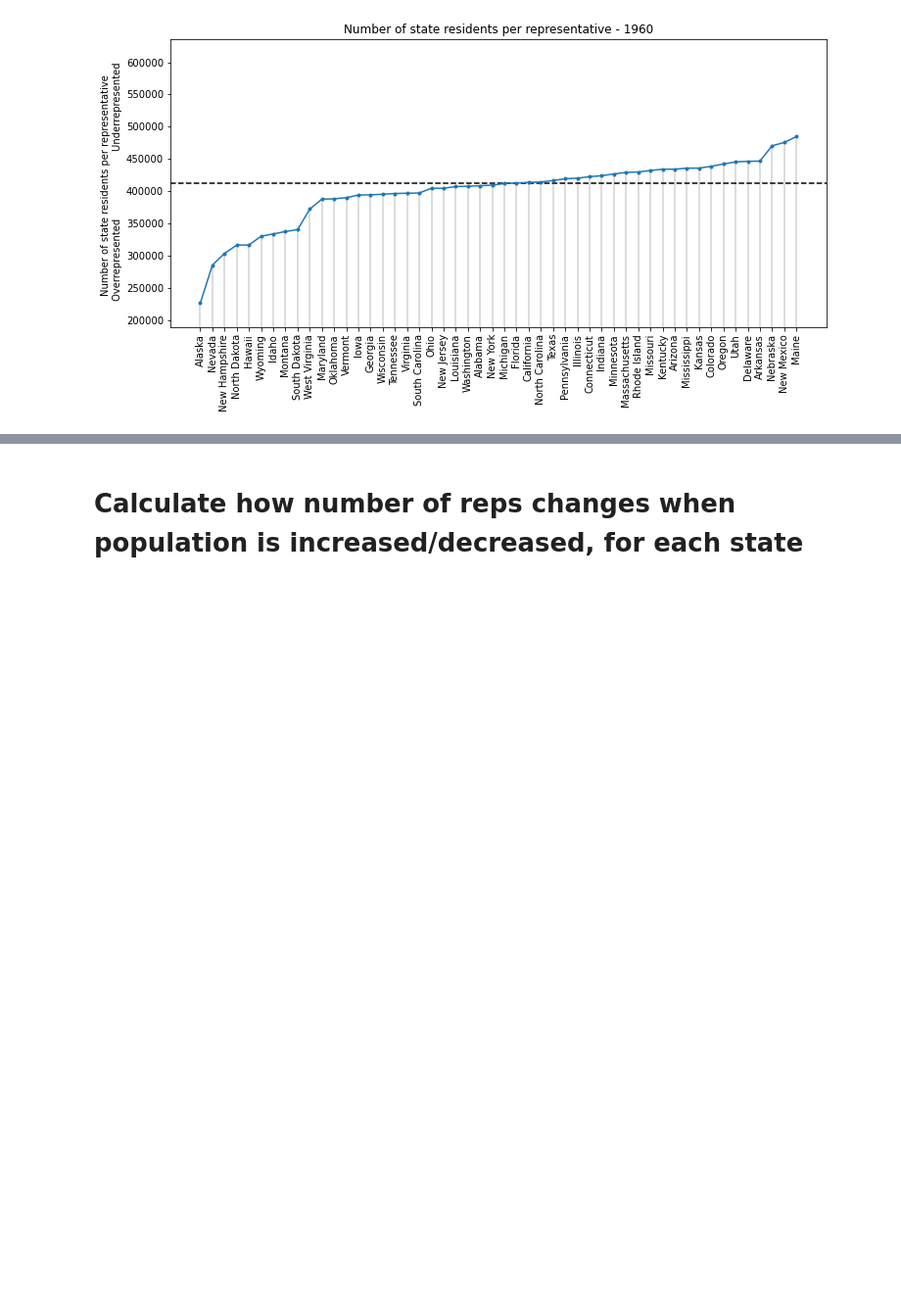
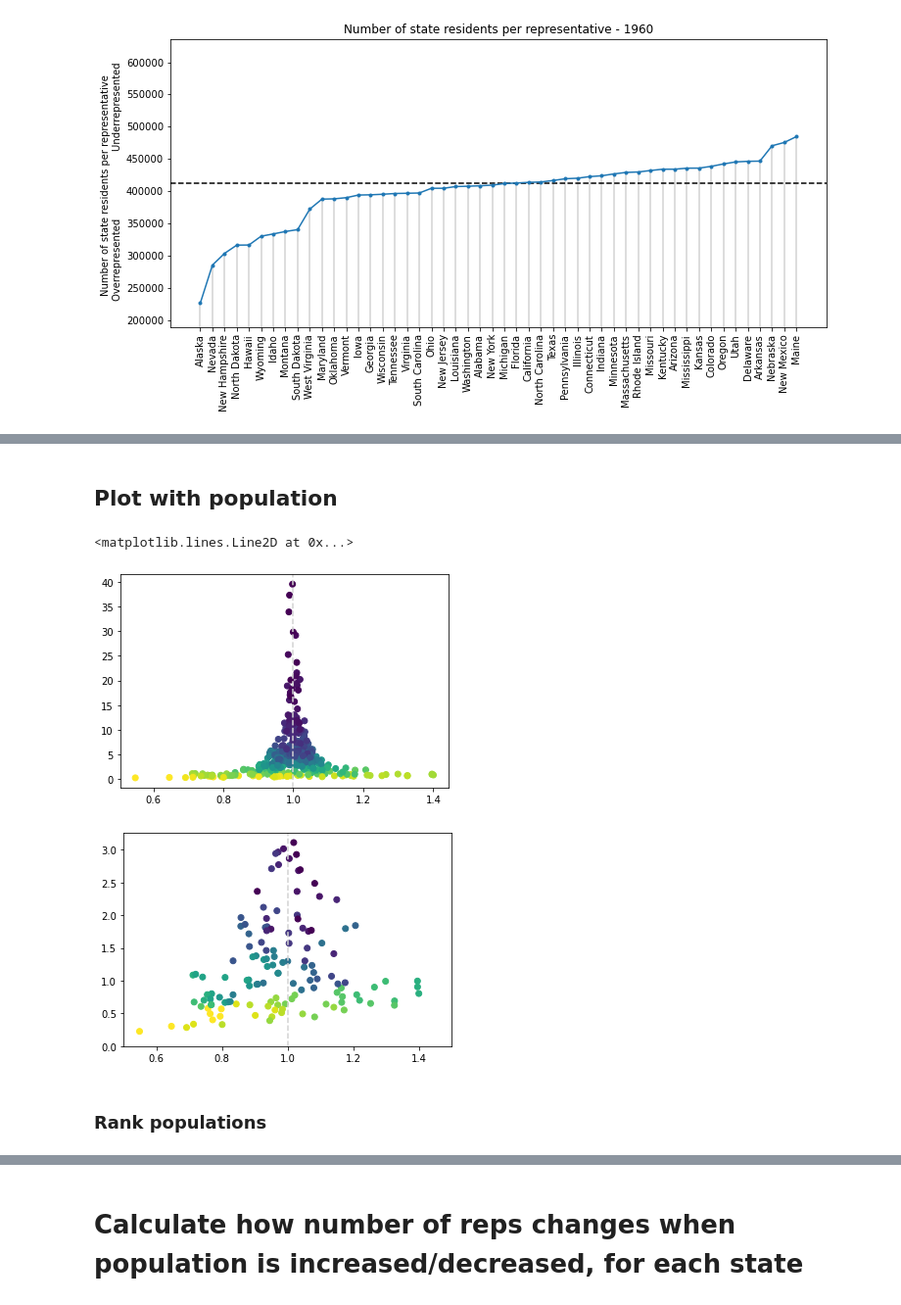
Before and after one commit to smrfeld/house-of-reps, a Jupyter notebook: notebooks/analyze.ipynb, the cells around one changed output, grey strips where cells are left out. Shown at 98% size. Saved outputs shown, nothing was run; the diff lists cells and outputs as text; code cells hidden in the pictures; blank space fills up the shorter version.

```diff
--- a/notebooks/analyze.ipynb
+++ b/notebooks/analyze.ipynb
@@ -169,3 +179,47 @@ for i, txt in enumerate(labels):
 # Montana has the largest fluctuations in the rankings
 # Not political; on the overrepresented side, there is Wyoming (dominantly republican), but also New Hampshire, Hawaii, Vermont which are all dominantly democrat
 # On the underrepresented side there is Delaware (democrat), but also Arkansas, South Dakota and Utah (republican)
+# %% [markdown]
+## Plot with population
+# %%
+fracs = load_fracs_residents_per_rep()
+
+states = load_states(list(St))
+pops = {}
+for year in Year:
+    pops[year] = {}
+    for st,state in states.items():
+        pops[year][st] = state.pop_true[year].apportionment
+
+x = []
+y = []
+cols = []
+for year in Year:
+    sts_year_ordered_by_pop = [(st,pop) for st,pop in pops[year].items()]
+    sts_year_ordered_by_pop.sort(key = lambda x: -x[1])
+    sts_year_ordered_by_pop = [s0[0] for s0 in sts_year_ordered_by_pop]
+
+    for i,st in enumerate([x for x in St if x != St.DISTRICT_OF_COLUMBIA]):
+        x.append(fracs[year][st])
+        y.append(pops[year][st])
+
+        # Color indicates in ranking in population for this year
+        cols.append(sts_year_ordered_by_pop.index(st))
+
+plt.figure()
+plt.scatter(x,y,c=cols)
+plt.axvline(1,color='lightgray',linestyle='dashed')
+
+plt.figure()
+lim = 30
+xplt = [x0 for i,x0 in enumerate(x) if cols[i] > lim]
+yplt = [y0 for i,y0 in enumerate(y) if cols[i] > lim]
+colsplt = [c0 for i,c0 in enumerate(cols) if cols[i] > lim]
+plt.scatter(xplt,yplt,c=colsplt)
+plt.ylim(0,)
+plt.xlim(0.5,1.5)
+plt.axvline(1,color='lightgray',linestyle='dashed')
+# %% [output]
+<matplotlib.lines.Line2D at 0x...>
+[figure, added]
+[figure, added]
@@ -171,0 +232,2 @@ for i, txt in enumerate(labels):
+# %% [markdown]
+### Rank populations
```
Also changed, not shown: parts of 43 cells of this notebook.
